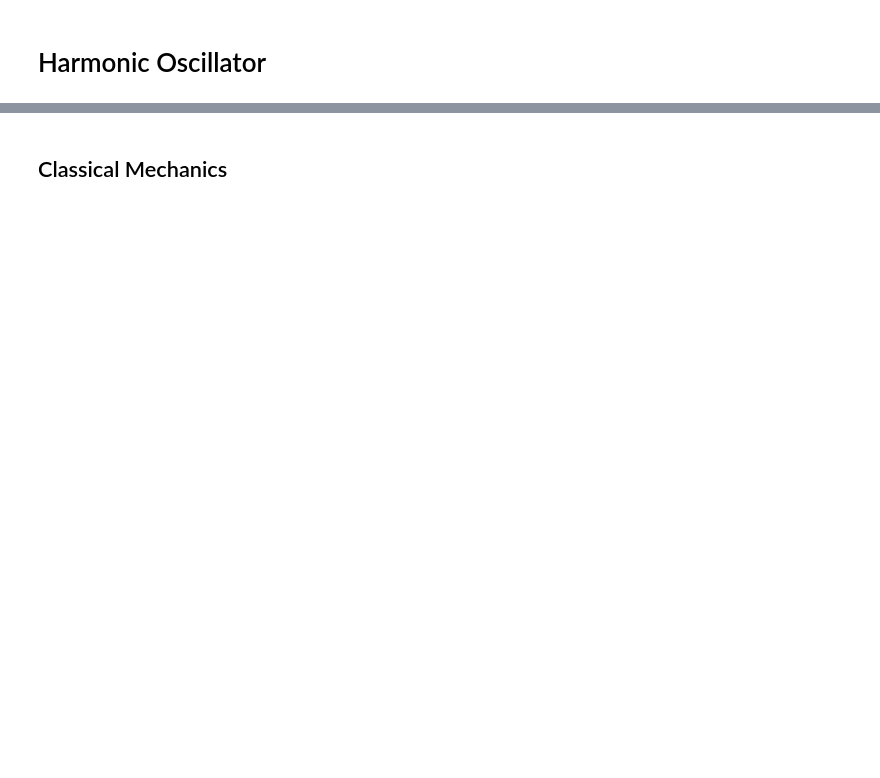
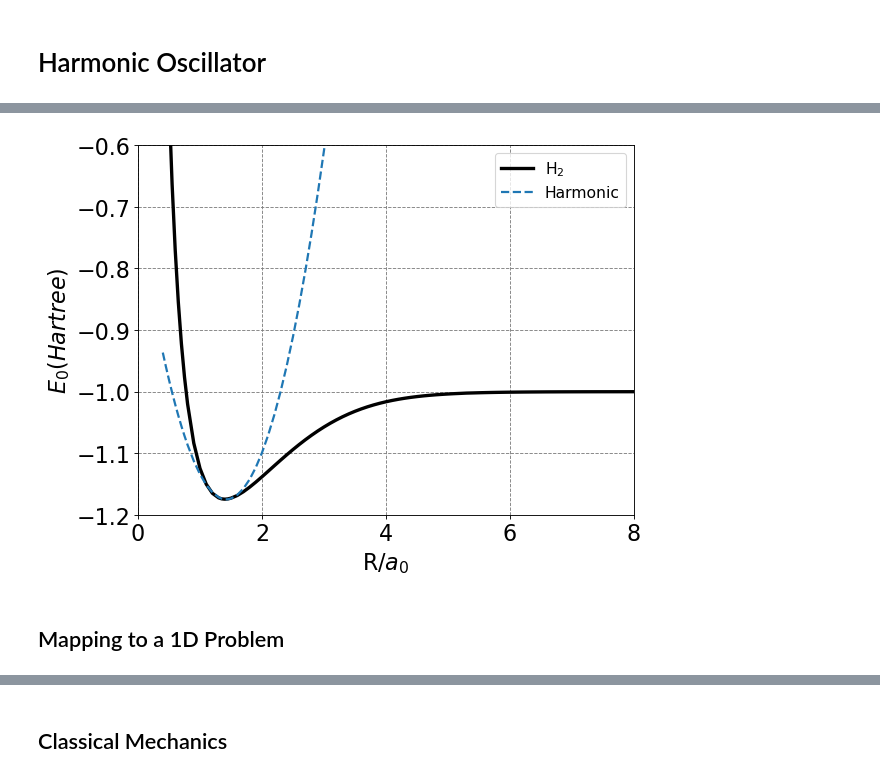
Before and after one commit to mccullaghlab/mccullaghlab.github.io, a Jupyter notebook: _sources/physical_chemistry/quantum_mechanics/harmonic_oscillator.ipynb, the cells around one changed output, grey strips where cells are left out. Cells and saved outputs as stored; diff of their text form; code cells hidden in the pictures; blank space fills up the shorter version.

```diff
--- a/_sources/physical_chemistry/quantum_mechanics/harmonic_oscillator.ipynb
+++ b/_sources/physical_chemistry/quantum_mechanics/harmonic_oscillator.ipynb
@@ -17,0 +33,29 @@ def define_figure(xlabel="X",ylabel="Y"):
+# %%
+import numpy as np
+import matplotlib.pyplot as plt
+%matplotlib inline
+from sklearn.linear_model import LinearRegression
+fig, ax = plt.subplots(figsize=(8,6),dpi= 80, facecolor='w', edgecolor='k')
+plt.tick_params(axis='both',labelsize=20)
+plt.grid( which='major', axis='both', color='#808080', linestyle='--')
+ax.set_xlabel(r'R/$a_0$',fontsize=20)
+ax.set_ylabel(r'$E_0 (Hartree)$',fontsize=20)
+exact = np.loadtxt("h2_kolos_wolniewicz.txt",skiprows=1)
+ax.plot(exact[:,0],exact[:,1],'-',lw=3,c='k',label=r'H$_2$')
+# fit the well to a parabola
+min_arg = np.argmin(exact[:,1])
+delta = 6
+x = exact[min_arg-delta:min_arg+delta,0]
+y = exact[min_arg-delta:min_arg+delta,1]
+X = np.column_stack((x**2,x))
+reg = LinearRegression().fit(X, y)
+def parab(x,coef,intercept):
+    return coef[0]*x*x + coef[1]*x + intercept
+ax.plot(exact[:,0],parab(exact[:,0],reg.coef_,reg.intercept_),'--',lw=2,label="Harmonic")
+ax.set_ylim(-1.2,-0.6)
+ax.set_xlim(0,8)
+ax.legend(fontsize=14);
+# %% [output]
+[figure, added]
+# %% [markdown]
+## Mapping to a 1D Problem
```
Also changed, not shown: parts of 21 cells of this notebook, 13 other files.
